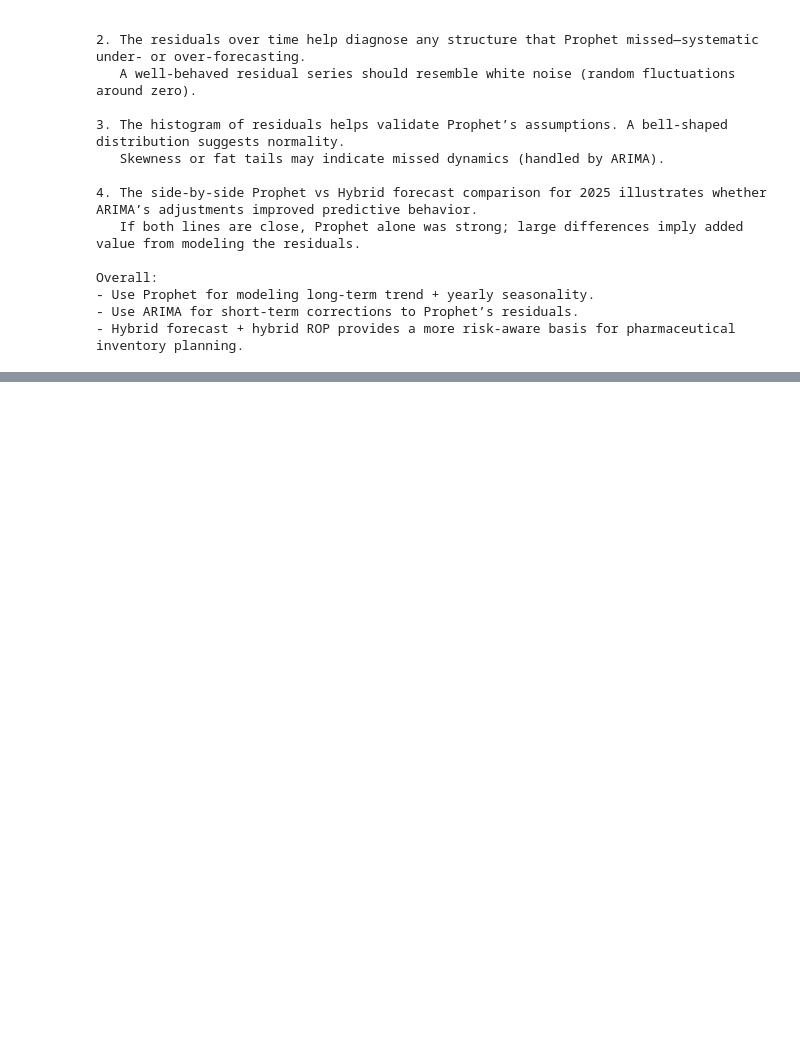
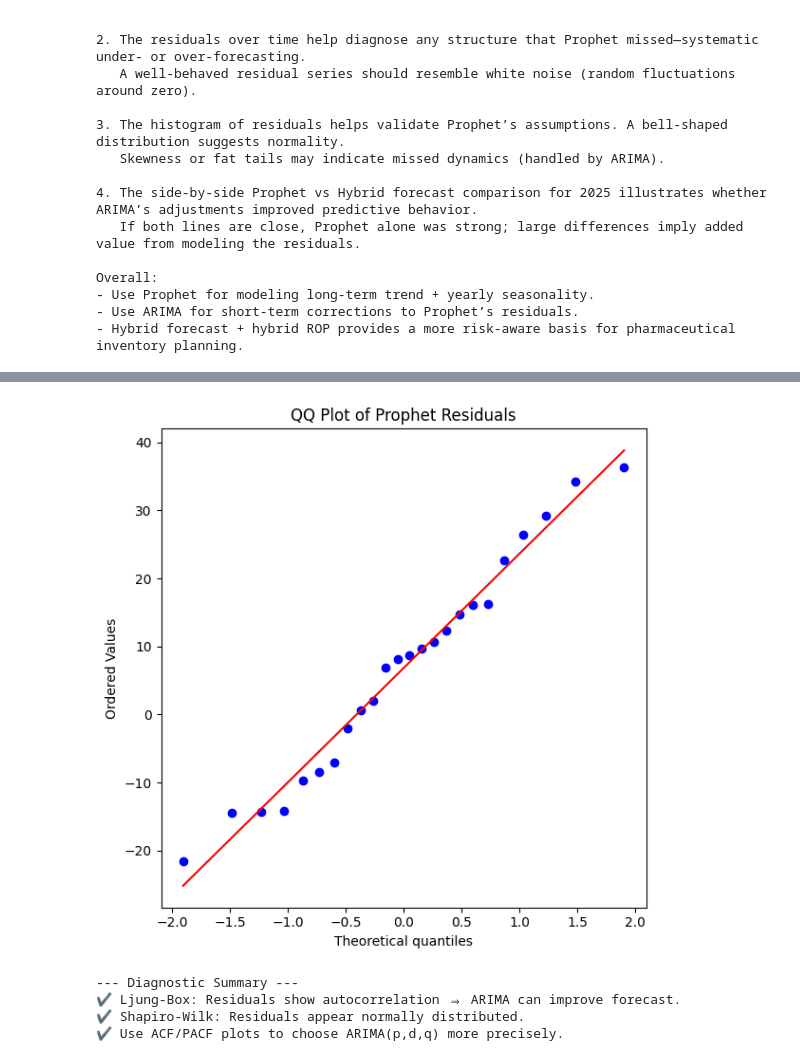
Before and after one commit to ashiqurrahmanshihab/Hybrid_Demand_Forecasting_and-Reorder_Point_Planning_Using_AROPHET, a Jupyter notebook: MTna.ipynb, the cells around one changed output, grey strips where cells are left out. Saved outputs shown, nothing was run; the diff lists cells and outputs as text; code cells hidden in the pictures; blank space fills up the shorter version.

```diff
--- a/MTna.ipynb
+++ b/MTna.ipynb
@@ -370,0 +487,30 @@ Overall:
+# %%
+import scipy.stats as stats
+import matplotlib.pyplot as plt
+
+plt.figure(figsize=(6, 6))
+stats.probplot(merged['residuals'], dist="norm", plot=plt)
+plt.title("QQ Plot of Prophet Residuals")
+plt.tight_layout()
+plt.show()
+# %% [output]
+[figure, added]
+# %%
+print("\n--- Diagnostic Summary ---")
+
+if ljung_results['lb_pvalue'].iloc[0] < 0.05:
+    print("✔ Ljung-Box: Residuals show autocorrelation ⇒ ARIMA can improve forecast.")
+else:
+    print("✔ Ljung-Box: Residuals show no autocorrelation ⇒ Prophet is sufficient.")
+
+if p < 0.05:
+    print("✘ Shapiro-Wilk: Residuals are not normal ⇒ consider outliers or regime shifts.")
+else:
+    print("✔ Shapiro-Wilk: Residuals appear normally distributed.")
+
+print("✔ Use ACF/PACF plots to choose ARIMA(p,d,q) more precisely.")
+# %% [output]
+--- Diagnostic Summary ---
+✔ Ljung-Box: Residuals show autocorrelation ⇒ ARIMA can improve forecast.
+✔ Shapiro-Wilk: Residuals appear normally distributed.
+✔ Use ACF/PACF plots to choose ARIMA(p,d,q) more precisely.
```
Also changed, not shown: parts of 9 cells of this notebook.
